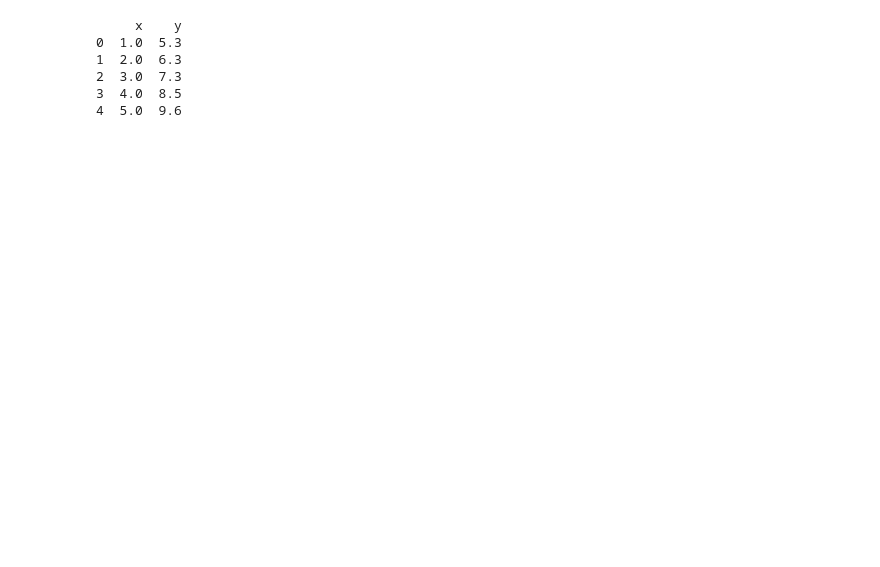
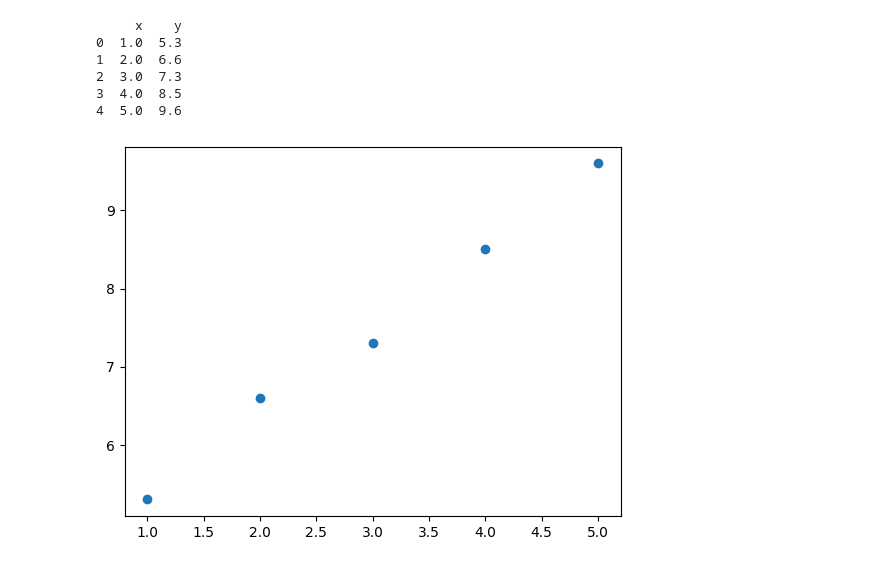
Before and after one commit to HiddenMachine3/AIML, a Jupyter notebook: linear_regression/linearRegressor.ipynb, the cells around one changed output. Drawn from its saved outputs; the diff is of its cells as text; code cells hidden in the pictures; blank space fills up the shorter version.

```diff
--- a/linear_regression/linearRegressor.ipynb
+++ b/linear_regression/linearRegressor.ipynb
@@ -5,6 +6,6 @@ import matplotlib.pyplot as plt
 # %%
 x=np.array([1, 2, 3, 4, 5])
-y=np.array([5.3, 6.3,7.3,8.5,9.6])
+y=np.array([5.3, 6.6,7.3,8.5,9.6])
 n=len(x)
 
 data = pd.DataFrame([x, y])
@@ -14,7 +15,7 @@ print(data)
 # %% [output]
      x    y
 0  1.0  5.3
-1  2.0  6.3
+1  2.0  6.6
 2  3.0  7.3
 3  4.0  8.5
 4  5.0  9.6
@@ -21,3 +44,9 @@ print(data)
+# %%
+fig,ax  = plt.subplots()
+ax.scatter(x,y)
+fig.show()
+# %% [output]
+[figure, added]
 # %%
 x_mean,y_mean = np.mean(x),np.mean(y)
 a = np.sum((x-x_mean)*(y-y_mean))/np.sum((x-x_mean)**2)
```
Also changed, not shown: parts of 25 cells of this notebook, 3 other files.
